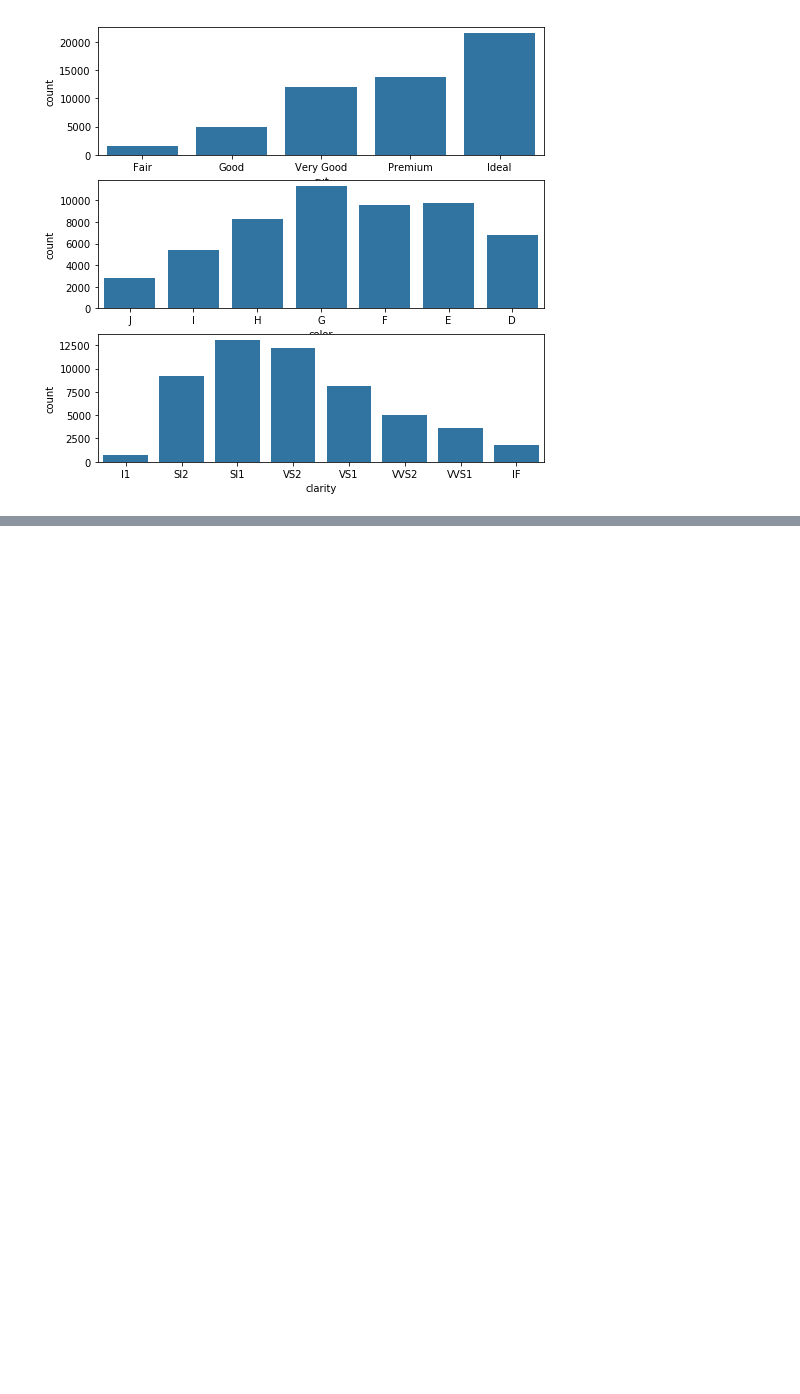
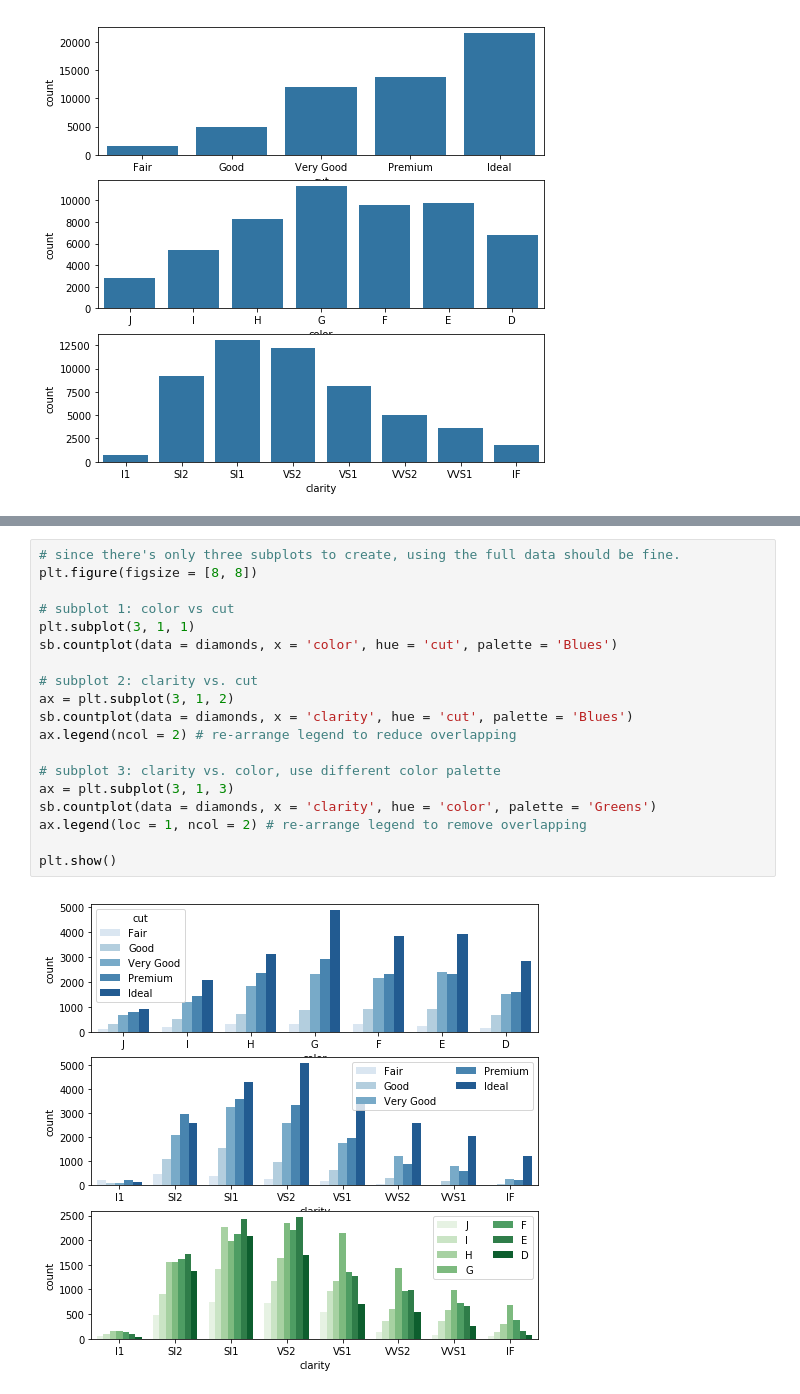
Before and after one commit to iRaied/UDACITY_Project_5.1_Diamonds, a Jupyter notebook: Diamonds.ipynb, the cells around one changed output, grey strips where cells are left out. Drawn from its saved outputs; the diff is of its cells as text; blank space fills up the shorter version.

```diff
--- a/Diamonds.ipynb
+++ b/Diamonds.ipynb
@@ -163,0 +225,21 @@ plt.show()
+# %%
+# since there's only three subplots to create, using the full data should be fine.
+plt.figure(figsize = [8, 8])
+
+# subplot 1: color vs cut
+plt.subplot(3, 1, 1)
+sb.countplot(data = diamonds, x = 'color', hue = 'cut', palette = 'Blues')
+
+# subplot 2: clarity vs. cut
+ax = plt.subplot(3, 1, 2)
+sb.countplot(data = diamonds, x = 'clarity', hue = 'cut', palette = 'Blues')
+ax.legend(ncol = 2) # re-arrange legend to reduce overlapping
+
+# subplot 3: clarity vs. color, use different color palette
+ax = plt.subplot(3, 1, 3)
+sb.countplot(data = diamonds, x = 'clarity', hue = 'color', palette = 'Greens')
+ax.legend(loc = 1, ncol = 2) # re-arrange legend to remove overlapping
+
+plt.show()
+# %% [output]
+[figure, added]
```
Also changed, not shown: parts of 20 cells of this notebook.
